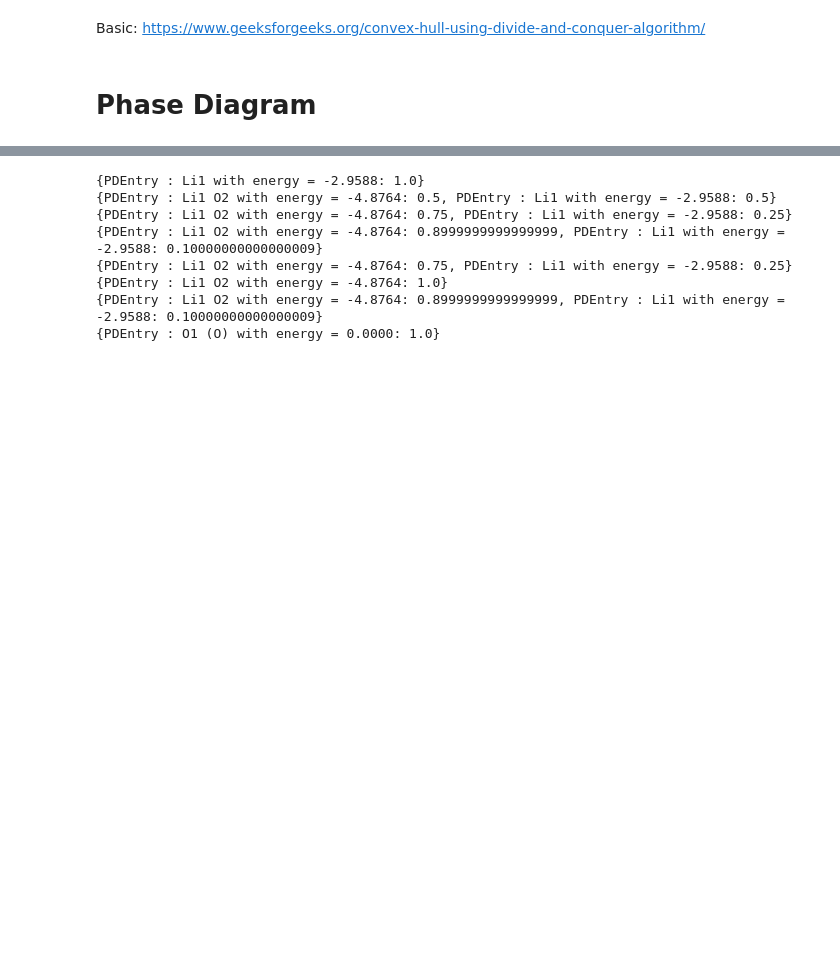
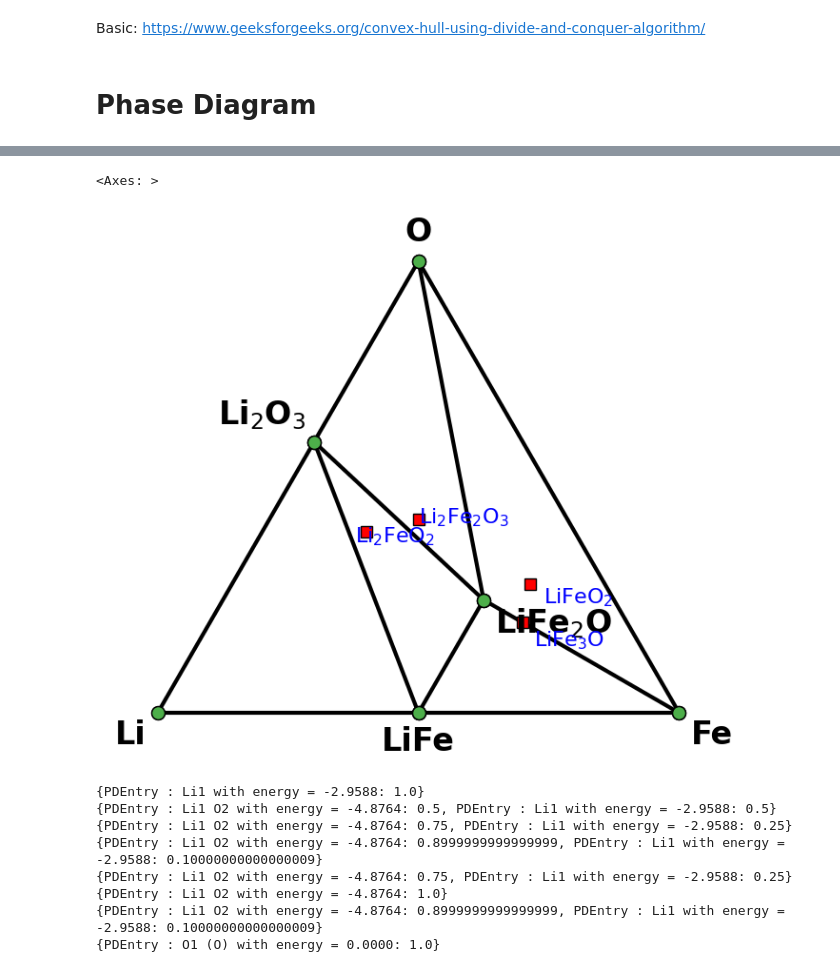
Before and after one commit to andim53/CovnexHull, a Jupyter notebook: Notebook.ipynb, the cells around one changed output, grey strips where cells are left out. Cells and saved outputs as stored; diff of their text form; code cells hidden in the pictures; blank space fills up the shorter version.

```diff
--- a/Notebook.ipynb
+++ b/Notebook.ipynb
@@ -178 +92,32 @@ AttributeError: ignored
+# %%
+from pymatgen.entries.compatibility import MaterialsProjectCompatibility
+from pymatgen.analysis.phase_diagram import PhaseDiagram, PDPlotter, PDEntry
+from pymatgen.core import Composition, Element
+
+# Get unprocessed_entries using pymatgen.borg or other means.
+
+# Create some example entries
+entries = [
+    PDEntry(Composition("LiFe"), -2.9588, name="LiFe"),
+    PDEntry(Composition("LiFe2O"), -4.9176, name="LiFe2O"),
+    PDEntry(Composition("Li2FeO2"), -5.8764, name="Li2FeO2"),
+    PDEntry(Composition("Li2Fe2O3"), -6.8352, name="Li2Fe2O3"),
+    PDEntry(Composition("LiFe3O"), -3.9176, name="LiFe3O"),
+    PDEntry(Composition("LiFe4O2"), -4.8764, name="LiFeO2"),
+    PDEntry(Composition("Li2O3"), -5.8352, name="Li2O3"),
+    # Add an entry for pure O
+    PDEntry(Composition("O"), 0.0, name="O"),
+    PDEntry(Composition("Fe"), 0.0, name="Fe"),
+    PDEntry(Composition("Li"), 0.0, name="Li"),
+
+]
+
+# Create a phase diagram
+pd = PhaseDiagram(entries)
+
+# These few lines generates the phase diagram using the ComputedEntries.
+pd.get_plot(backend = "matplotlib", ternary_style="3D")
+# %% [output]
+<Axes: >
+[figure, added]
 # %%
```
Also changed, not shown: parts of 14 cells of this notebook.
